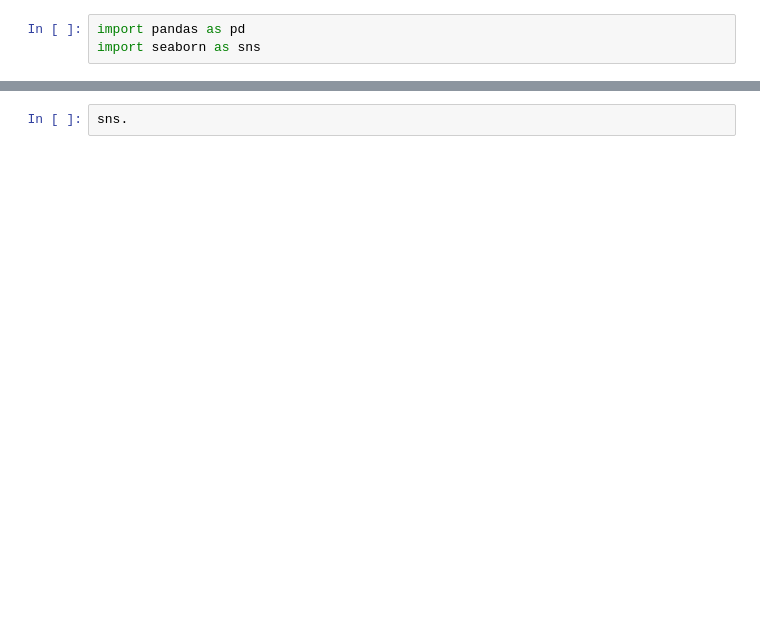
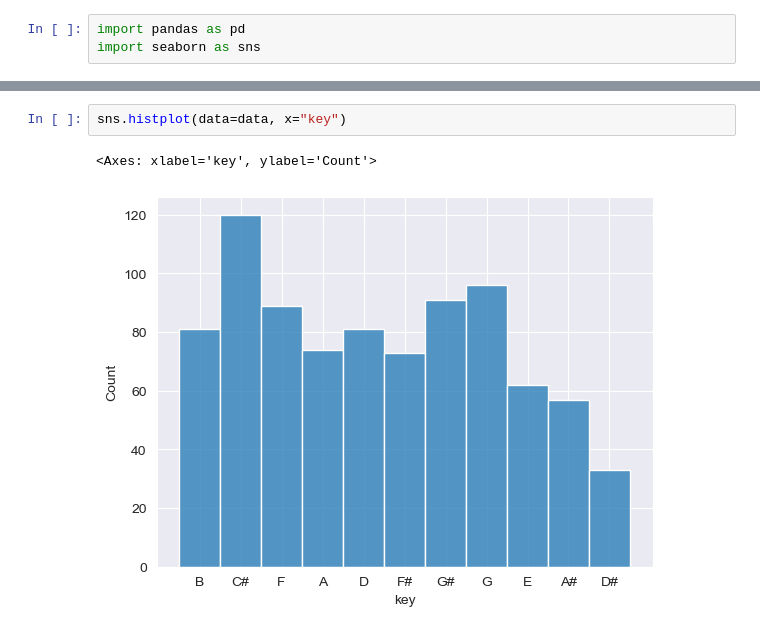
Before and after one commit to Toffuh/project-aids, a Jupyter notebook: Spotify.ipynb, the cells around one changed output, grey strips where cells are left out. Cells and saved outputs as stored; diff of their text form; blank space fills up the shorter version.

```diff
--- a/Spotify.ipynb
+++ b/Spotify.ipynb
@@ -14,3 +15,6 @@ data.sample(5)
 5 rows × 24 columns
 # %%
-sns.
+sns.histplot(data=data, x="key")
+# %% [output]
+<Axes: xlabel='key', ylabel='Count'>
+[figure, added]
```
Also changed, not shown: parts of 5 cells of this notebook, 1 other file.
